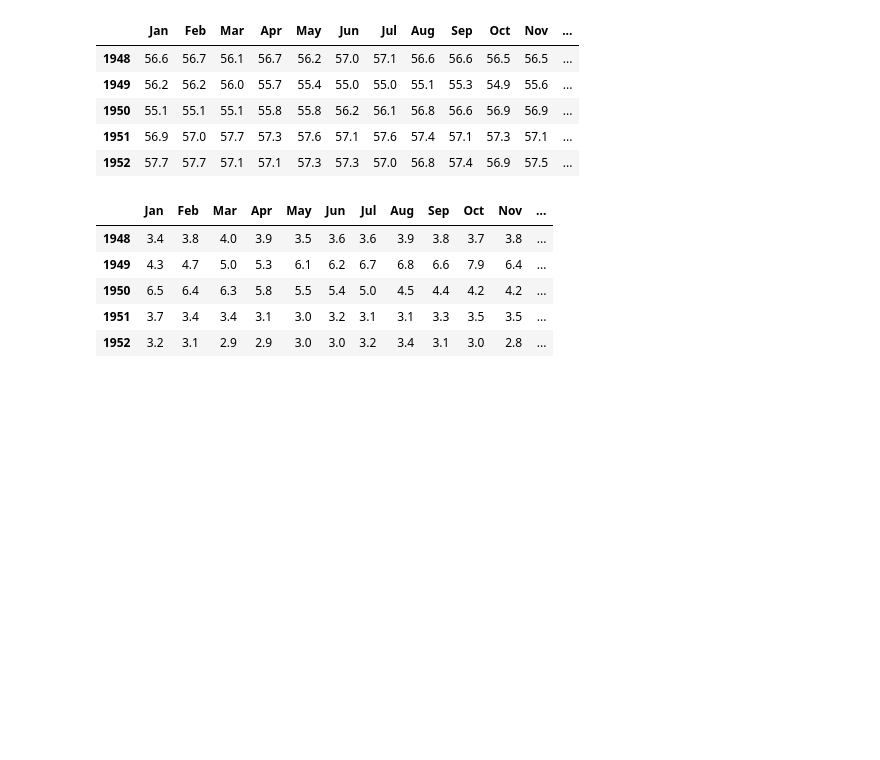
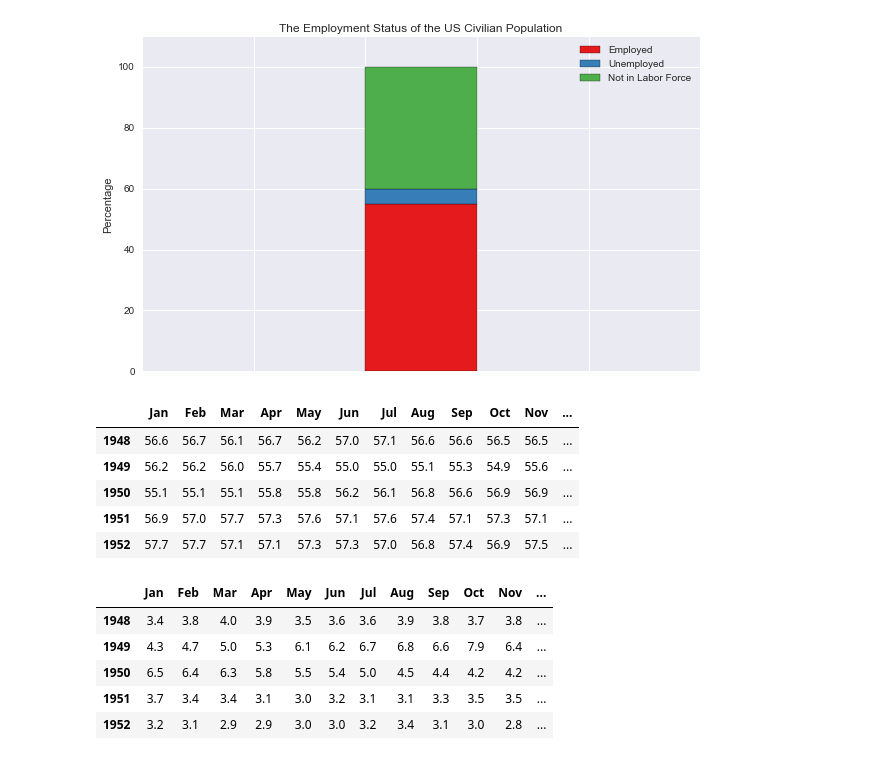
Before and after one commit to ryankresse/employment, a Jupyter notebook: eda.ipynb, the cells around one changed output. Cells and saved outputs as stored; diff of their text form; code cells hidden in the pictures; blank space fills up the shorter version.

```diff
--- a/eda.ipynb
+++ b/eda.ipynb
@@ -10,3 +29,22 @@ rcParams['figure.figsize'] = 10, 6
+# %%
+colors = sns.color_palette('Set1', n_colors=3)
+p1 = plt.bar(2, height= 55, width=1, label='Employed', color=colors[0])
+p2 = plt.bar(2, height= 5, width=1, label='Unemployed', bottom=55, color=colors[1])
+p3 = plt.bar(2, height= 40, width=1, label='Not in Labor Force', bottom=60, color=colors[2])
+plt.xlim([0,5])
+plt.ylim([0, 110])
+plt.tick_params(
+    axis='x',
+    which='both',
+    bottom='off',
+    labelbottom='off')
+
+plt.legend(loc='best')
+plt.ylabel('Percentage')
+plt.title('The Employment Status of the US Civilian Population')
+plt.show()
+# %% [output]
+[figure, added]
 # %%
 employment_rate_df = pd.read_excel('employment_pop_ratio_national.xlsx', skiprows=11, header=0)
 unemployment_rate_df = pd.read_excel('unemployment_rate_national.xlsx', skiprows=11, header=0)
```
Also changed, not shown: parts of 6 cells of this notebook.
